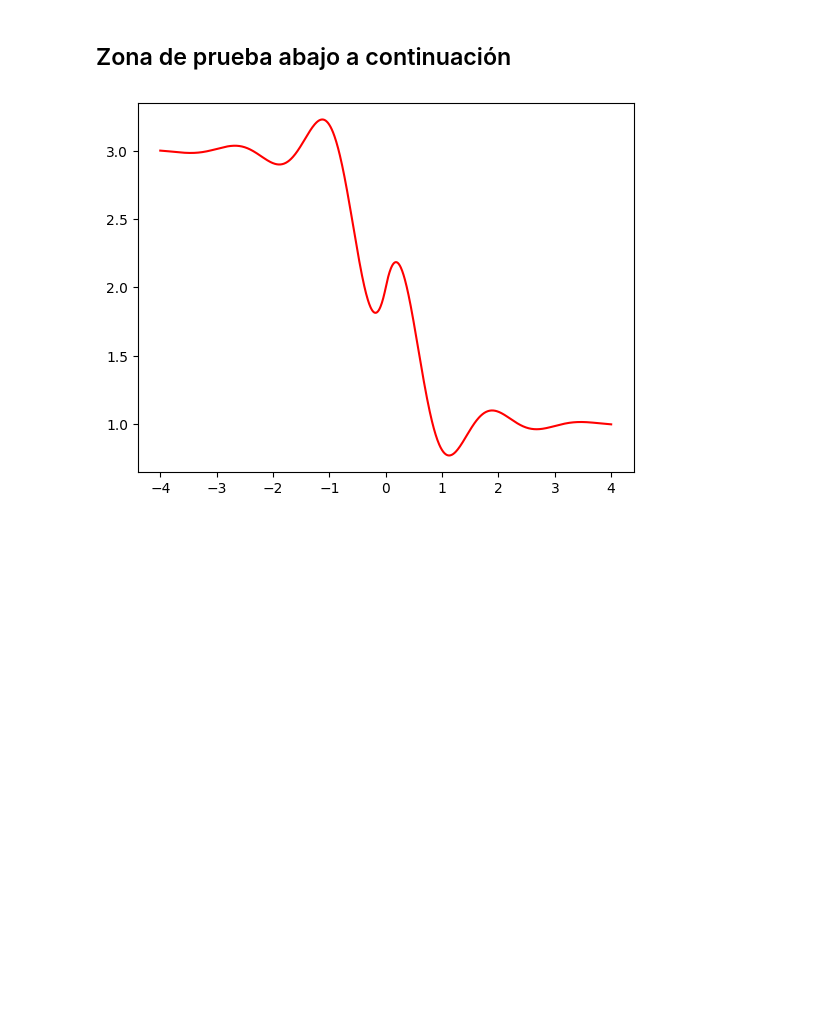
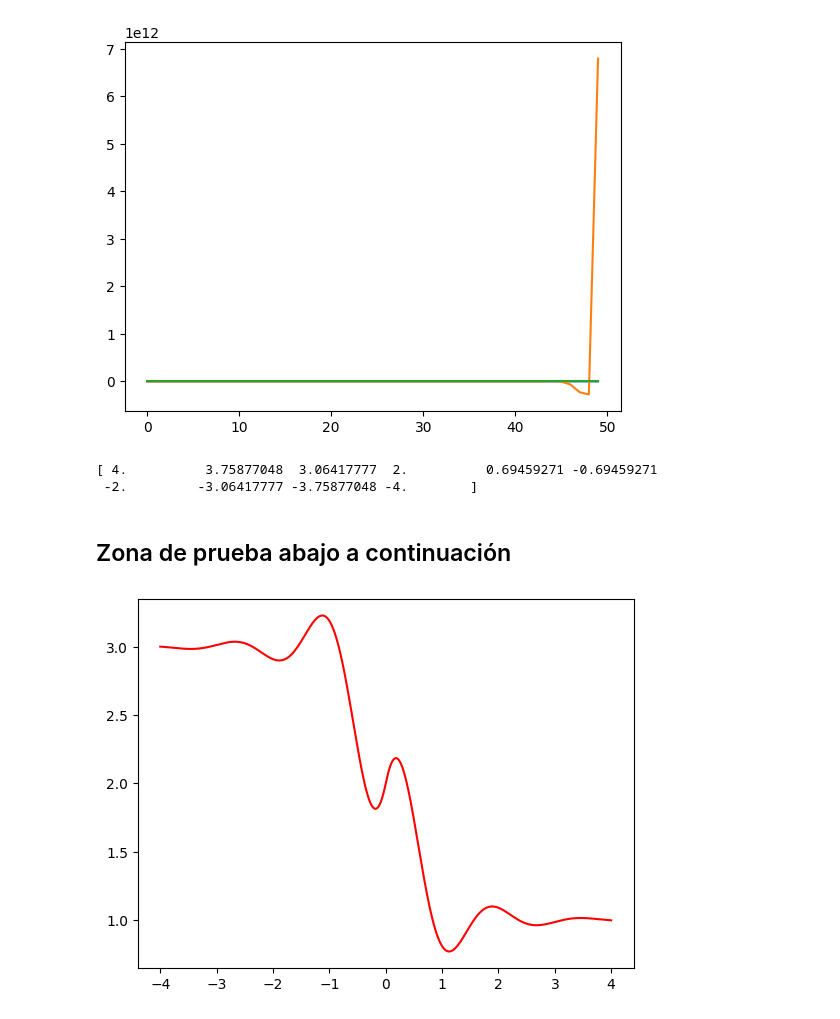
Before and after one commit to hilelmshalom/informe-interpolacion-MNyO-G6-TP1, a Jupyter notebook: ejercicio_1.ipynb, the cells around one changed output. Drawn from its saved outputs; the diff is of its cells as text; code cells hidden in the pictures; blank space fills up the shorter version.

```diff
--- a/ejercicio_1.ipynb
+++ b/ejercicio_1.ipynb
@@ -66,3 +143,39 @@ plt.show()
+# %%
+tol=50
+
+delta_poly=np.zeros(tol)
+delta_cheb=np.zeros(tol)
+delta_splines=np.zeros(tol)
+gax=np.array(range(tol))
+
+for n_puntos in range(3,tol):
+    muestra_x_i, muestra_y_i, dmxi = nueva_muestra(n_puntos)
+
+    f_a_splines=interpolate.CubicSpline(muestra_x_i, muestra_y_i)
+    imagen_splines_f_a = f_a_splines(dominio_a)
+
+    cheb_n_nodes = chev_nodes_1k(n_puntos, -4, 4)
+    cheb_n_image = funcion_a(cheb_n_nodes)
+    chev_interpolation = Lagrange_Poly(cheb_n_nodes, cheb_n_image)
+    imagen_c = chev_interpolation(dominio_a)
+
+    poly_i = Lagrange_Poly(muestra_x_i, muestra_y_i)
+    imagen_i = poly_i(dominio_a)
+
+    delta_poly[n_puntos]=sum(imagen_a-imagen_i)
+    delta_cheb[n_puntos]=sum(imagen_a-imagen_c)
+    delta_splines[n_puntos]=sum(imagen_a-imagen_splines_f_a)
+
+plt.plot(gax, delta_cheb, gax, delta_poly, gax, delta_splines)
+plt.show()
+# %% [output]
+[figure, added]
+# %%
+test = chev_nodes_2k(9,-4, 4)
+print(test)
+# %% [output]
+[ 4.          3.75877048  3.06417777  2.          0.69459271 -0.69459271
+ -2.         -3.06417777 -3.75877048 -4.        ]
 # %% [markdown]
 ## Zona de prueba abajo a continuación
 # %%
```
Also changed, not shown: parts of 6 cells of this notebook, 6 other files.
